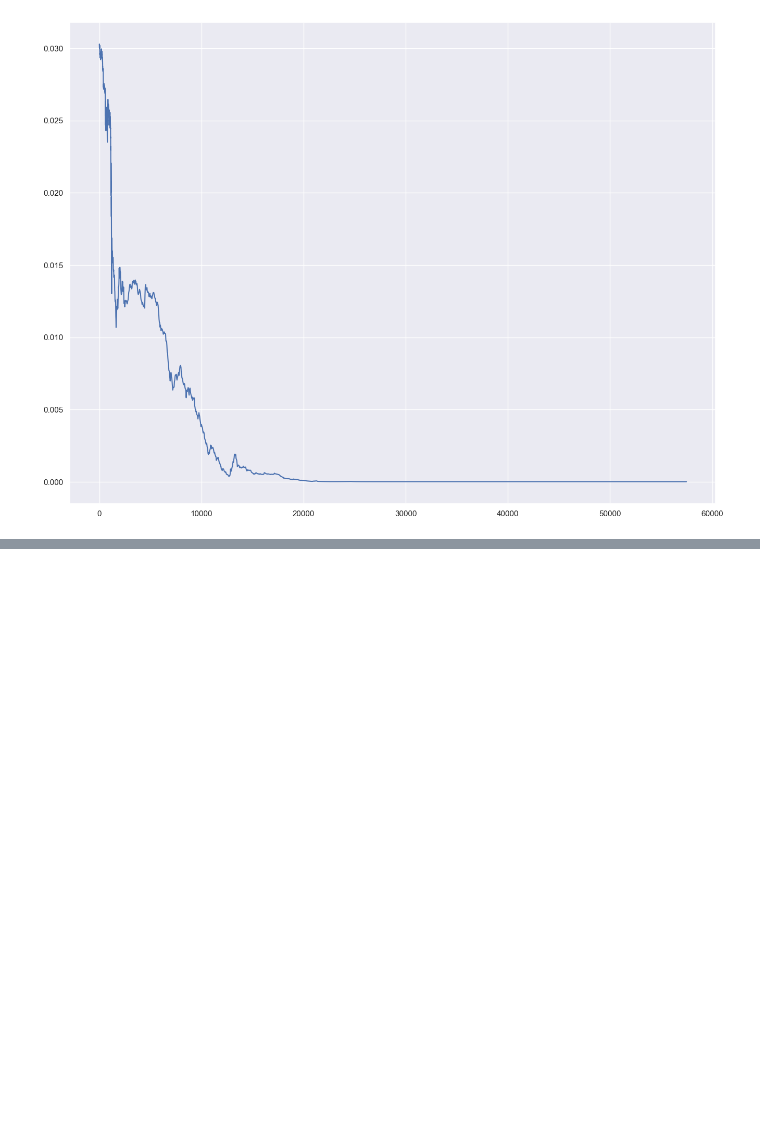
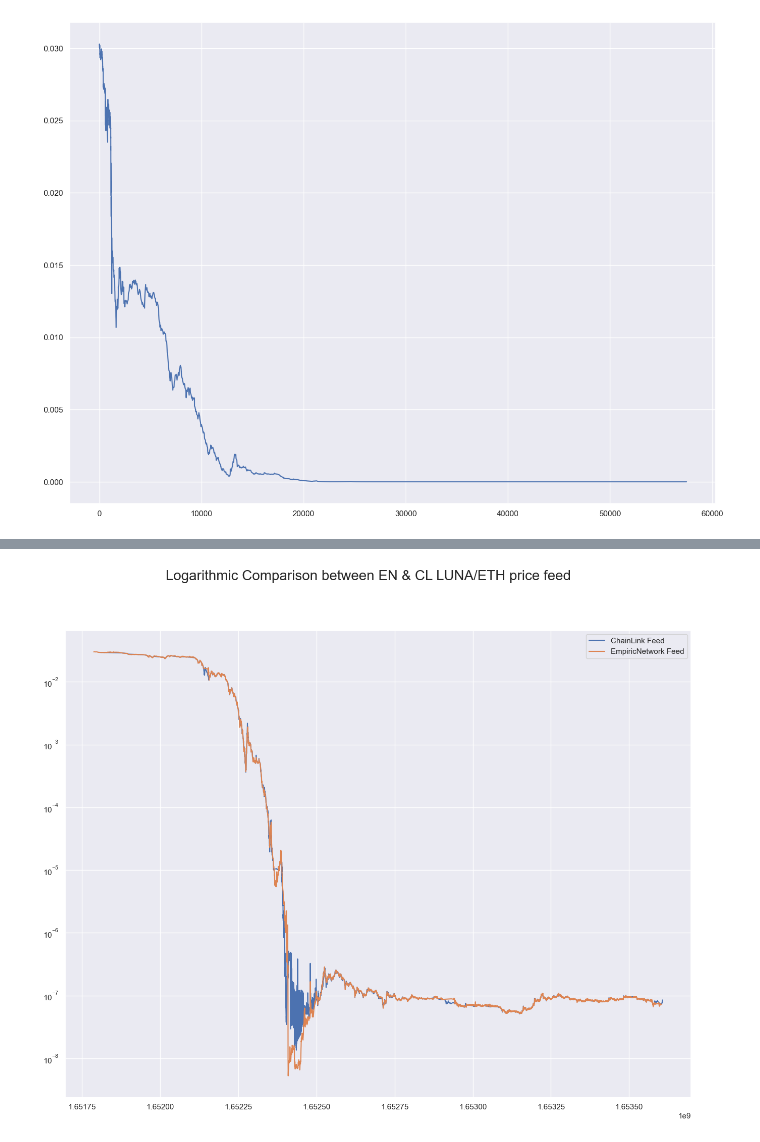
Before and after one commit to ExoMonk/oracle-benchmark, a Jupyter notebook: notebook.ipynb, the cells around one changed output, grey strips where cells are left out. Saved outputs shown, nothing was run; the diff lists cells and outputs as text; code cells hidden in the pictures; blank space fills up the shorter version.

Commit message:
Logarithmic view

```diff
--- a/notebook.ipynb
+++ b/notebook.ipynb
@@ -135,0 +142,11 @@ plt.show()
+# %%
+fig = plt.figure(figsize=(16, 12))
+
+for feed, name in [(CLLoader.price_feeds, "ChainLink Feed"), (ENLoader.price_feeds, "EmpiricNetwork Feed")]:
+    plt.plot(feed['timestamp'], feed['price'], label=name)
+plt.legend(loc="upper right")
+plt.yscale('log')
+plt.suptitle('Logarithmic Comparison between EN & CL LUNA/ETH price feed', fontsize=20)
+plt.show()
+# %% [output]
+[figure, added]
```
Also changed, not shown: parts of 2 cells of this notebook, 1 other file.
